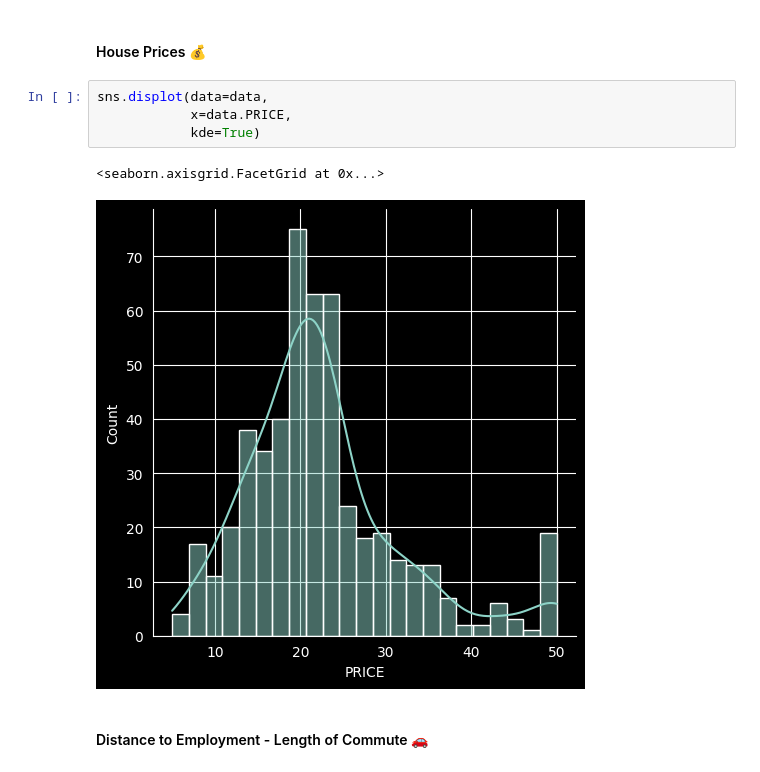
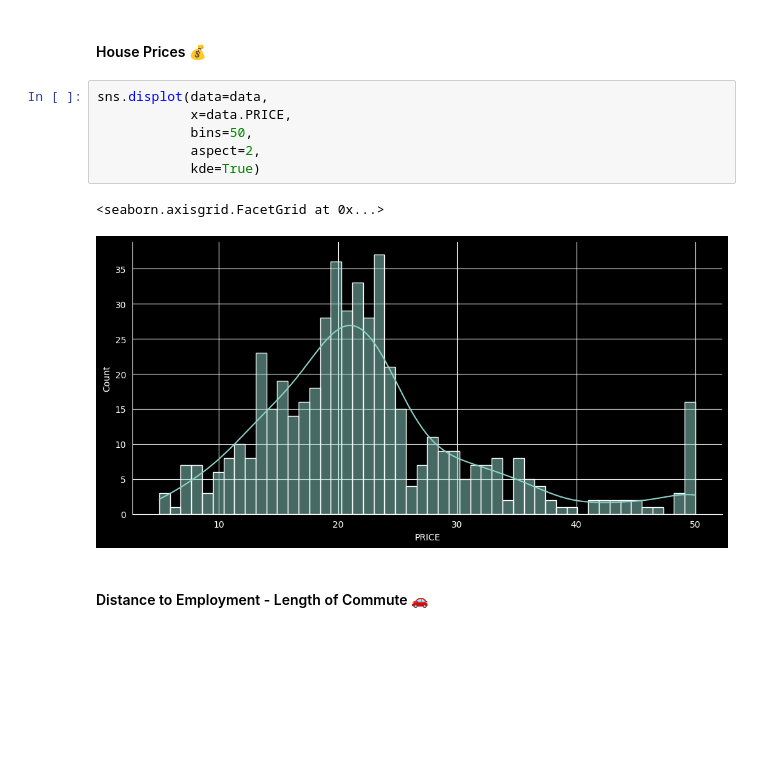
Before and after one commit to tbk81/100-DAYS-OF-CODE-PY, a Jupyter notebook: 81-predict-house-prices/Multivariable_Regression_and_Valuation_Model.ipynb, the cells around one changed output. Cells and saved outputs as stored; diff of their text form; blank space fills up the shorter version.

```diff
--- a/81-predict-house-prices/Multivariable_Regression_and_Valuation_Model.ipynb
+++ b/81-predict-house-prices/Multivariable_Regression_and_Valuation_Model.ipynb
@@ -217,10 +217,12 @@ What do you notice in the distributions of the data?
 # %%
 sns.displot(data=data,
             x=data.PRICE,
+            bins=50,
+            aspect=2,
             kde=True)
 # %% [output]
 <seaborn.axisgrid.FacetGrid at 0x...>
-[figure, old version]
+[figure, new version]
 # %% [markdown]
 #### Distance to Employment - Length of Commute 🚗
 # %%
```
Also changed, not shown: parts of 25 cells of this notebook.
